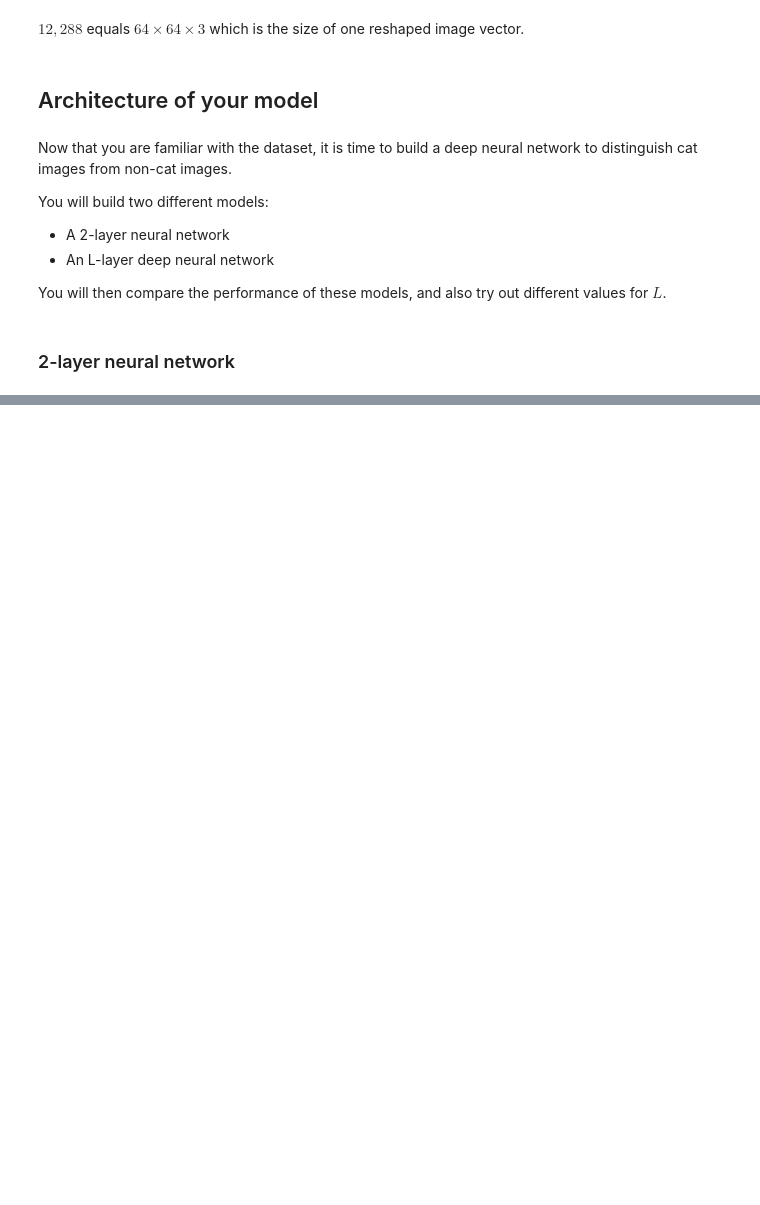
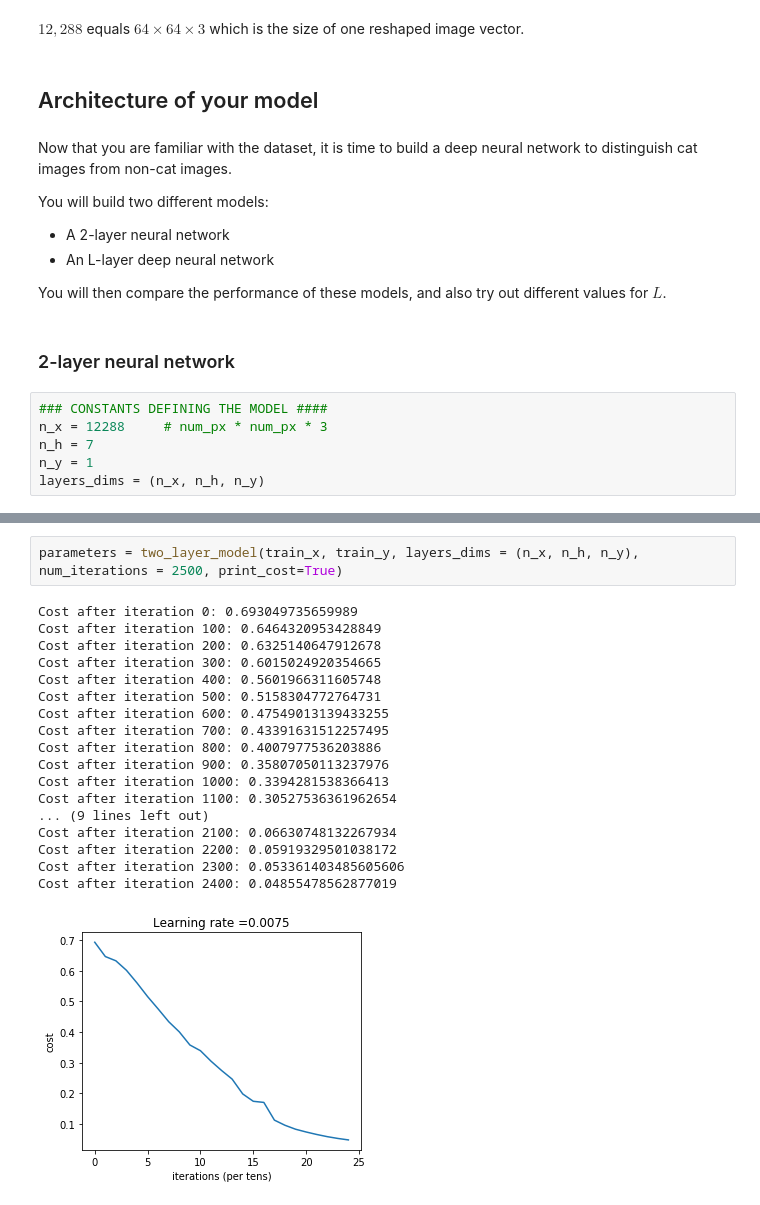
Before and after one commit to emilioRguez/DeepLearningSpecializationAndrewNg, a Jupyter notebook: Week4/2-Deep_neural_network_application_image_classification/deep_neural_network_application_image_classification.ipynb, the cells around one changed output, grey strips where cells are left out. Cells and saved outputs as stored; diff of their text form; blank space fills up the shorter version.

```diff
--- a/Week4/2-Deep_neural_network_application_image_classification/deep_neural_network_application_image_classification.ipynb
+++ b/Week4/2-Deep_neural_network_application_image_classification/deep_neural_network_application_image_classification.ipynb
@@ -88,3 +92,9 @@ You will build two different models:
 You will then compare the performance of these models, and also try out different values for $L$.
 # %% [markdown]
 ### 2-layer neural network
+# %%
+### CONSTANTS DEFINING THE MODEL ####
+n_x = 12288     # num_px * num_px * 3
+n_h = 7
+n_y = 1
+layers_dims = (n_x, n_h, n_y)
@@ -90,0 +191,21 @@ You will then compare the performance of these models, and also try out differen
+# %%
+parameters = two_layer_model(train_x, train_y, layers_dims = (n_x, n_h, n_y), num_iterations = 2500, print_cost=True)
+# %% [output]
+Cost after iteration 0: 0.693049735659989
+Cost after iteration 100: 0.6464320953428849
+Cost after iteration 200: 0.6325140647912678
+Cost after iteration 300: 0.6015024920354665
+Cost after iteration 400: 0.5601966311605748
+Cost after iteration 500: 0.5158304772764731
+Cost after iteration 600: 0.47549013139433255
+Cost after iteration 700: 0.43391631512257495
+Cost after iteration 800: 0.4007977536203886
+Cost after iteration 900: 0.35807050113237976
+Cost after iteration 1000: 0.3394281538366413
+Cost after iteration 1100: 0.30527536361962654
+... (9 lines left out)
+Cost after iteration 2100: 0.06630748132267934
+Cost after iteration 2200: 0.05919329501038172
+Cost after iteration 2300: 0.053361403485605606
+Cost after iteration 2400: 0.04855478562877019
+[figure, added]
```
Also changed, not shown: parts of 16 cells of this notebook, 1 other file.
